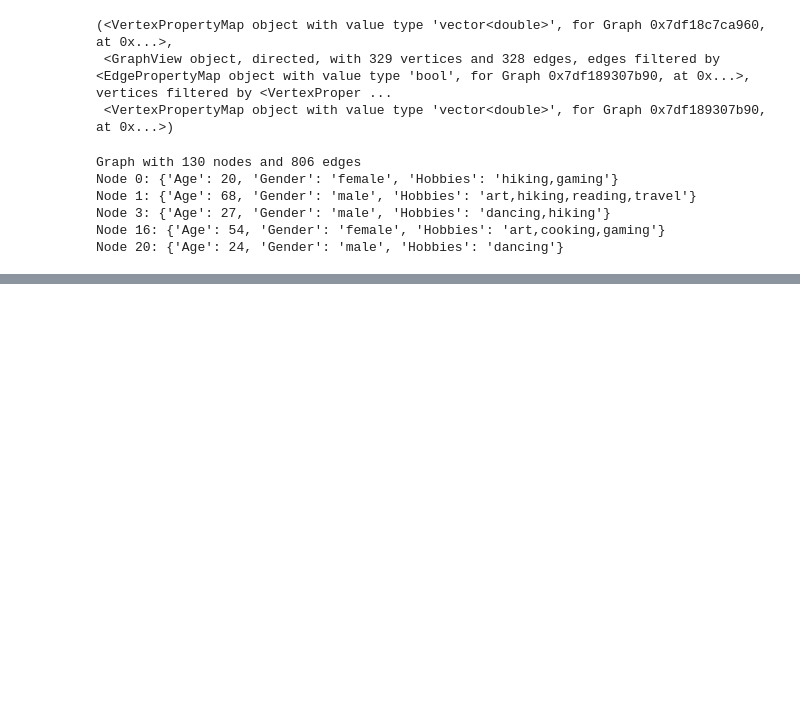
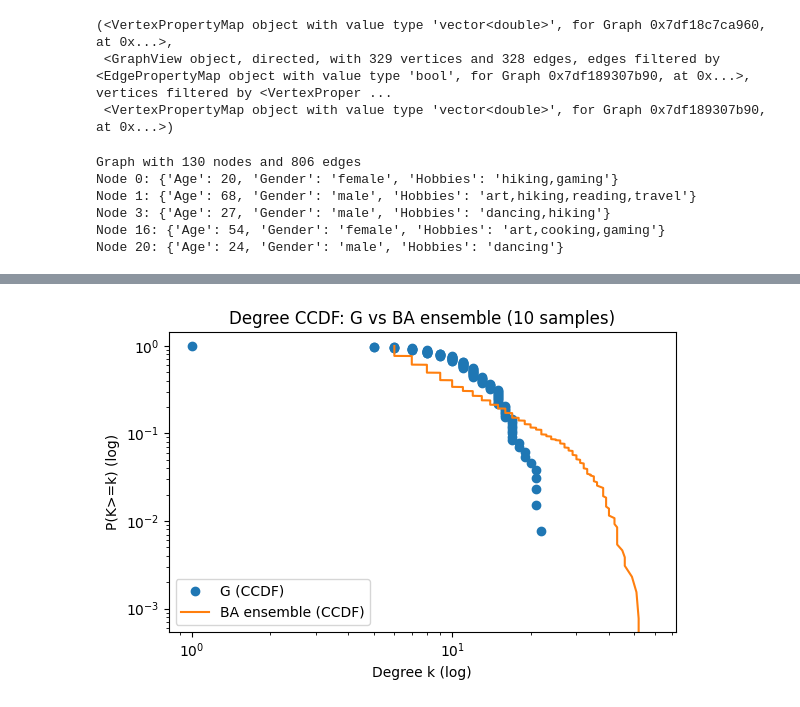
Before and after one commit to s411078099/ST5225_practice, a Jupyter notebook: colab-gt.ipynb, the cells around one changed output, grey strips where cells are left out. Drawn from its saved outputs; the diff is of its cells as text; code cells hidden in the pictures; blank space fills up the shorter version.

```diff
--- a/colab-gt.ipynb
+++ b/colab-gt.ipynb
@@ -93,0 +420,95 @@ Node 20: {'Age': 24, 'Gender': 'male', 'Hobbies': 'dancing'}
+# %%
+# Title: Preferential Attachment Comparison 4. Simulate 100 realisations of the Barabási-Albert (BA) graph, each generated so that the final number of
+# vertices matches that of G and m chosen to give a similar number of edges as G.
+# Use a complete graph on m+1 vertices as the initial graph. Which of the following statements is/are true?
+# a. The global clustering coefficient (transitivity) of G is smaller than the average transitivity of the BA graphs.
+# b. The maximum degree of G is larger than the average maximum degree across the BA ensemble.
+# c. The average shortest path length of G and the BA ensemble mean are within 5% of each other.
+# d. The degree distribution of G is closer to a power law than those of the BA graphs (visualise the CCDF of the degree distribution of G on a log-log plot and compare against the CCDFs of the BA graphs).
+
+import math
+import random
+import numpy as np
+import matplotlib.pyplot as plt
+
+# Helper: BA with custom initial complete graph K_{m+1}
+def barabasi_albert_with_complete_seed(n, m, seed=None):
+    if seed is not None:
+        random.seed(seed)
+        np.random.seed(seed)
+    # Start from K_{m+1}
+    G0 = nx.complete_graph(m + 1)
+    # If n <= m+1, just return the subgraph
+    if n <= m + 1:
+        return G0.subgraph(range(n)).copy()
+    # Use standard BA growth from this seed graph
+    return nx.barabasi_albert_graph(n=n, m=m, seed=seed, initial_graph=G0)
+
+# Match node/edge counts
+n = G.number_of_nodes()
+E = G.number_of_edges()
+# Choose m so that expected edges ~ E; BA has ~ m*(n-1) edges
+m = max(1, round(E / max(1, (n - 1))))
+
+runs = 100
+ba_trans = []
+ba_aspl = []  # average shortest path length of LCC
+ba_kmax = []
+
+# Metrics for original G
+G_trans = nx.transitivity(G)
+# Work on largest connected component for ASPL to avoid infinity
+G_lcc_nodes = max(nx.connected_components(G), key=len)
+G_lcc = G.subgraph(G_lcc_nodes)
+G_aspl = nx.average_shortest_path_length(G_lcc)
+G_kmax = max(dict(G.degree()).values())
+
+for r in range(runs):
+    H = barabasi_albert_with_complete_seed(n, m )
+    ba_trans.append(nx.transitivity(H))
+    H_lcc_nodes = max(nx.connected_components(H), key=len)
+    H_lcc = H.subgraph(H_lcc_nodes)
+    ba_aspl.append(nx.average_shortest_path_length(H_lcc))
+    ba_kmax.append(max(dict(H.degree()).values()))
+
+avg_ba_trans = float(np.mean(ba_trans))
+avg_ba_aspl = float(np.mean(ba_aspl))
+avg_ba_kmax = float(np.mean(ba_kmax))
+
+# Evaluate statements
+A = G_trans < avg_ba_trans
+B = G_kmax > avg_ba_kmax
+C = abs(G_aspl - avg_ba_aspl) / avg_ba_aspl <= 0.05
+
+print(f"n={n}, E={E}, m={m}, runs={runs}")
+print(f"G: transitivity={G_trans:.4f}, ASPL(LCC)={G_aspl:.4f}, k_max={G_kmax}")
+print(f"BA avg: transitivity={avg_ba_trans:.4f}, ASPL(LCC)={avg_ba_aspl:.4f}, k_max={avg_ba_kmax:.2f}")
+print("Statements true:")
+print("a.", A)
+print("b.", B)
+print("c.", C)
+print("d. (visual)")
+
+# (d) CCDF on log-log: compare degree distributions
+G_deg = np.array([d for _, d in G.degree()])
+H_deg_all = np.concatenate([np.array([d for _, d in barabasi_albert_with_complete_seed(n, m, seed=1000 + i).degree()]) for i in range(10)])
+
+# CCDF helper
+def ccdf(x):
+    x_sorted = np.sort(x)
+    y = 1.0 - np.arange(1, len(x_sorted) + 1) / len(x_sorted)
+    return x_sorted, y
+
+xG, yG = ccdf(G_deg)
+xH, yH = ccdf(H_deg_all)
+
+plt.figure(figsize=(6, 4))
+plt.loglog(xG[xG>0], yG[xG>0], 'o', label='G (CCDF)')
+plt.loglog(xH[xH>0], yH[xH>0], '-', label='BA ensemble (CCDF)')
+plt.xlabel('Degree k (log)')
+plt.ylabel('P(K>=k) (log)')
+plt.title('Degree CCDF: G vs BA ensemble (10 samples)')
+plt.legend()
+plt.tight_layout()
+plt.show()
+# %% [output]
@@ -93,0 +523 @@ Node 20: {'Age': 24, 'Gender': 'male', 'Hobbies': 'dancing'}
+[figure, added]
```
Also changed, not shown: parts of 7 cells of this notebook.
